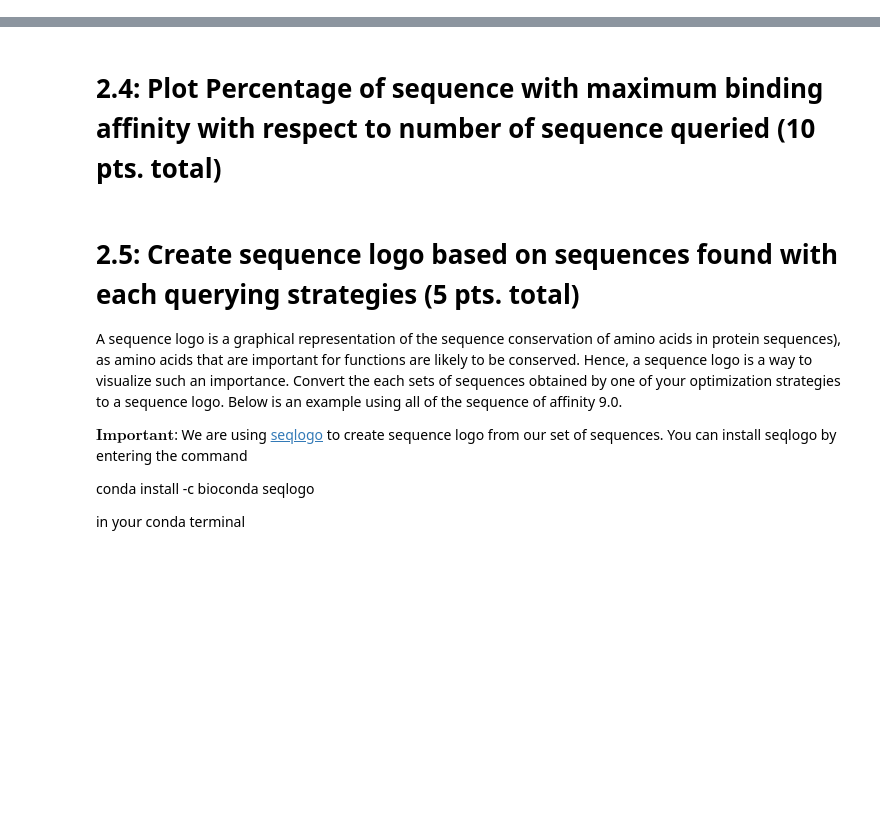
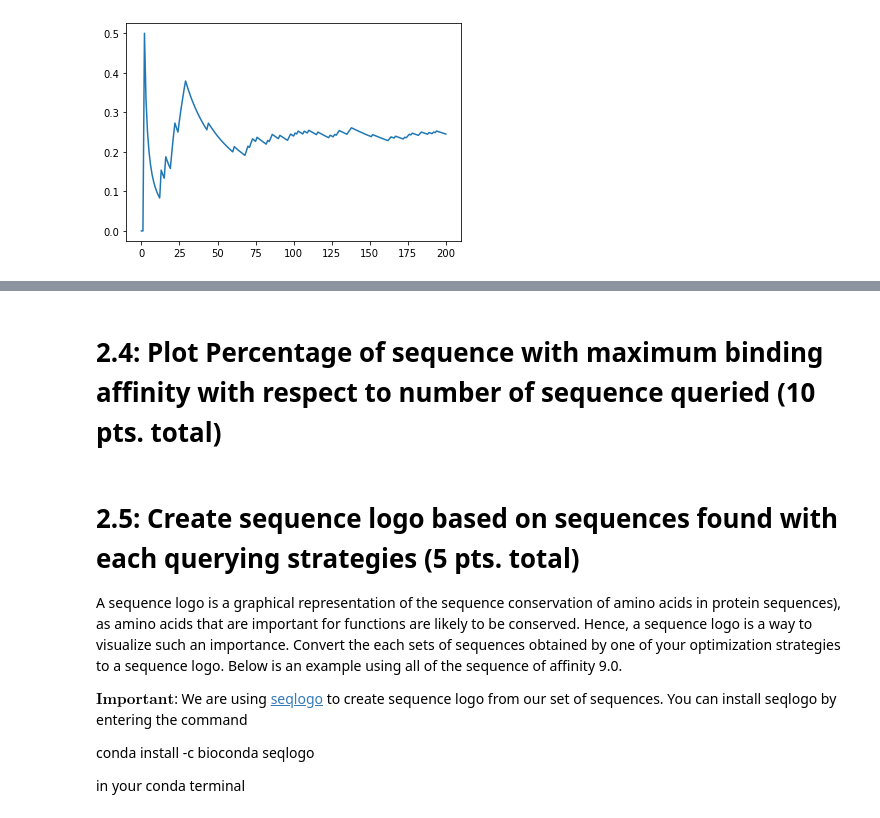
Before and after one commit to ryanquinnnelson/CMU-02750-Peptide-Design-using-Bayesian-Optimization, a Jupyter notebook: HW3q2_ryann.ipynb, the cells around one changed output, grey strips where cells are left out. Saved outputs shown, nothing was run; the diff lists cells and outputs as text; code cells hidden in the pictures; blank space fills up the shorter version.

```diff
--- a/HW3q2_ryann.ipynb
+++ b/HW3q2_ryann.ipynb
@@ -58,0 +159,16 @@ optimal_idx_gp = []
+# %%
+def get_next_sample(learner, X, y):
+
+    # call the query strategy defined in the learner to obtain a new sample
+    query_idx, query_sample = learner.query(X)
+
+    # modify indexing to interpret as collection of one element with d features
+    query_sample_reshaped = query_sample.reshape(1,-1)
+
+    # obtain the query label
+    query_label = y[query_idx]
+
+    # modify indexing to interpret as 1D array of one element
+    query_label_reshaped = query_label.reshape(1,)
+
+    return query_sample_reshaped, query_label_reshaped, query_idx
@@ -59 +229,6 @@ optimal_idx_gp = []
+# %%
+plt.plot(history_gp)
+plt.show()
+# %% [output]
+[figure, added]
 # %% [markdown]
```
Also changed, not shown: parts of 26 cells of this notebook, 1 other file.
